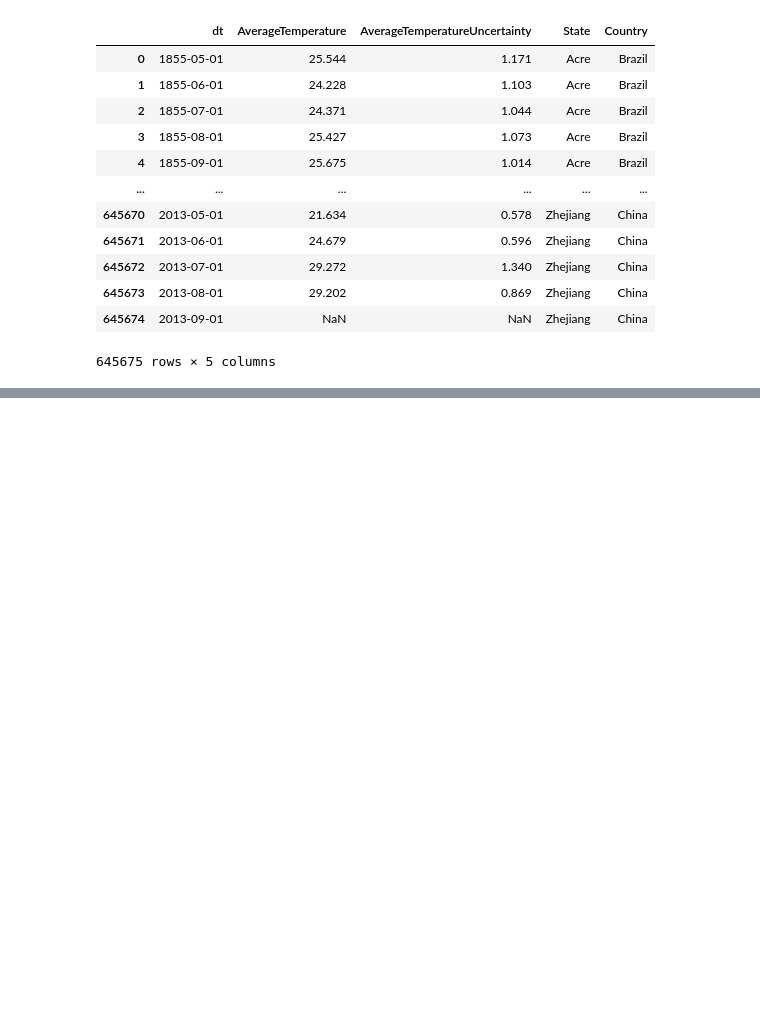
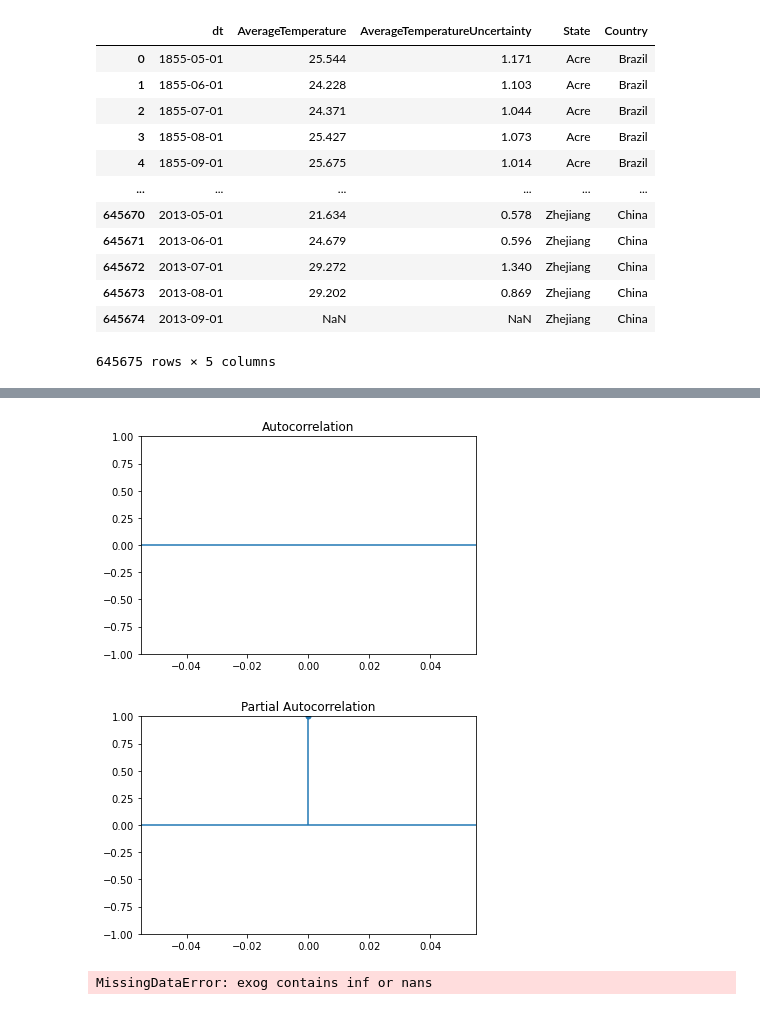
Before and after one commit to leonardovenan/santanderCoders3, a Jupyter notebook: Trabalho_final_states_arima.ipynb, the cells around one changed output, grey strips where cells are left out. Saved outputs shown, nothing was run; the diff lists cells and outputs as text; code cells hidden in the pictures; blank space fills up the shorter version.

```diff
--- a/Trabalho_final_states_arima.ipynb
+++ b/Trabalho_final_states_arima.ipynb
@@ -83,0 +69,4 @@ KeyError: "[''] not found in axis"
+# %%
+dados_previsao.drop('State', axis=1, inplace=True)
+dados_previsao.drop('year', axis=1, inplace=True)
+dados_previsao.dropna()
@@ -83,0 +87,17 @@ KeyError: "[''] not found in axis"
+# %%
+msk = (dados_previsao.index < len(dados_previsao)-20)
+df_train = dados_previsao[msk].copy()
+df_test = dados_previsao[~msk].copy()
+# %%
+from statsmodels.graphics.tsaplots import plot_acf, plot_pacf
+acf_original = plot_acf(df_train)
+pacf_original = plot_pacf(df_train)
+# %% [output]
+[figure, added]
+[figure, added]
+# %%
+from statsmodels.tsa.stattools import adfuller
+adf_test = adfuller(df_train)
+#print(f'p-value: {adf_test[1]}')
+# %% [output]
+MissingDataError: exog contains inf or nans
```
Also changed, not shown: parts of 12 cells of this notebook.
